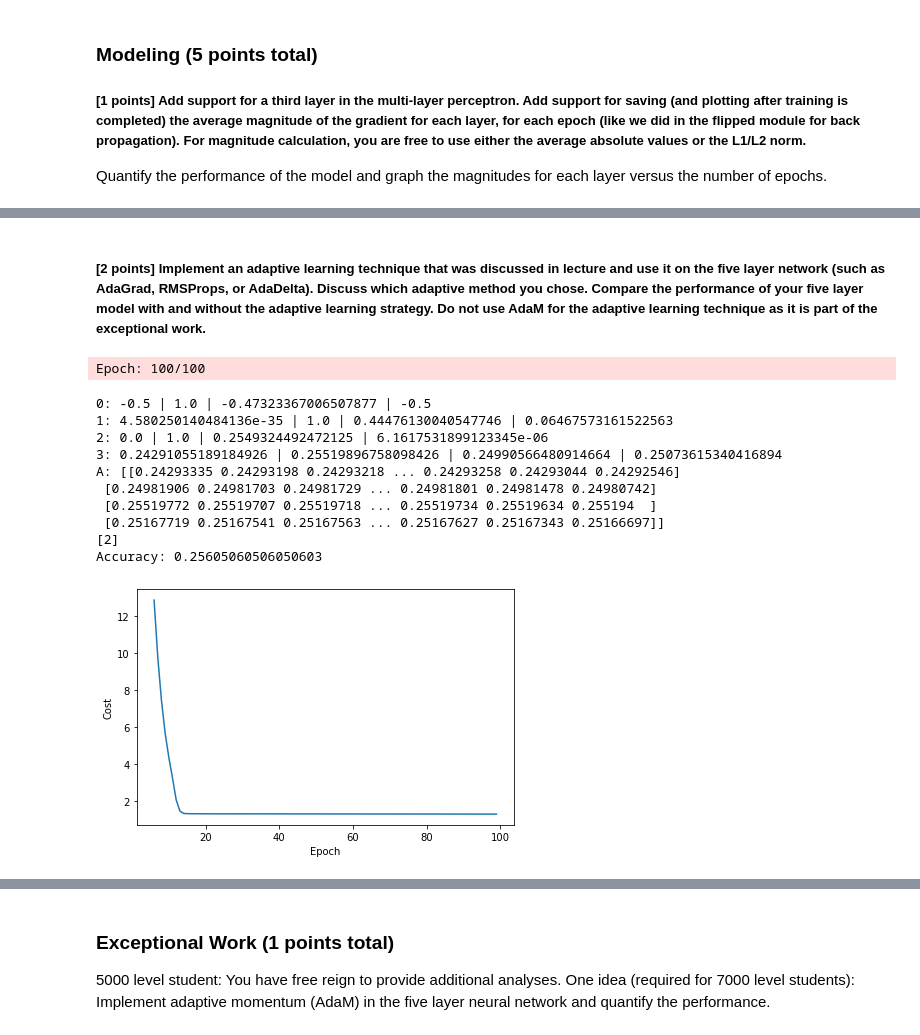
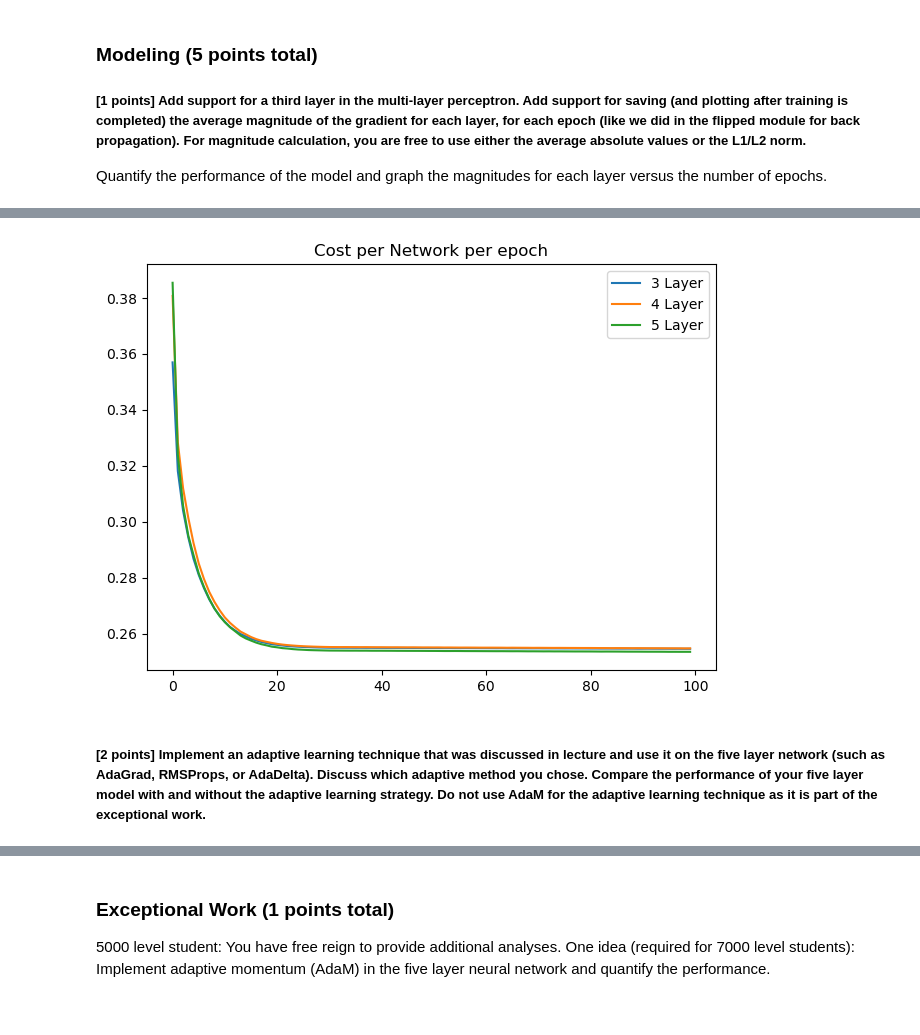
Before and after one commit to AlexShock66/LAB-4-MLP, a Jupyter notebook: MLP_Beaned.ipynb, the cells around one changed output, grey strips where cells are left out. Cells and saved outputs as stored; diff of their text form; code cells hidden in the pictures.

```diff
--- a/MLP_Beaned.ipynb
+++ b/MLP_Beaned.ipynb
@@ -974,51 +953,20 @@ class MiltiLayerNetwork(object):
+# %%
+#Graph the gradient values as a function of the epochs
+
+cost_avgs = [np.mean(x) for x in nn_3_layer.cost_]
+plt.plot(cost_avgs,label='3 Layer')
+cost_avgs = [np.mean(x) for x in nn_4_layer.cost_]
+plt.plot(cost_avgs,label='4 Layer')
+cost_avgs = [np.mean(x) for x in nn_5_layer.cost_]
+plt.plot(cost_avgs,label='5 Layer')
+
+plt.title('Cost per Network per epoch')
+
+plt.legend()
+plt.tight_layout()
+plt.show()
+# # tmp = nn.grad_values_.reshape(2,2,2)
+# %% [output]
+[figure, added]
 # %% [markdown]
 ##### **[2 points]** Implement an adaptive learning technique that was discussed in lecture and use it on the five layer network (such as AdaGrad, RMSProps, or AdaDelta). Discuss which adaptive method you chose. Compare the performance of your five layer model with and without the adaptive learning strategy. Do not use AdaM for the adaptive learning technique as it is part of the exceptional work.
-# %%
-#Testing Using Dataset from Dr. Larson Example
-
-from sklearn.datasets import load_digits
-
-
-
-params = dict(
-              C=0.1,
-              epochs=100,
-              eta=0.05,
-              alpha=0.1,
-              decrease_const=0.1,
-              minibatches=50,
-              shuffle=True,
-              random_state=4)
-
-
-nn = MiltiLayerNetwork(hidden_layers=[100,50],verbose=False,**params)
-
-
-
-nn.fit(X_train, y_train, print_progress=25)
-yhat = nn.predict(X_test)
-
-print(np.unique(yhat))
-print('Accuracy:',accuracy_score(y_test,yhat))
-
-
-cost_avgs = [np.mean(x) for x in nn.cost_]
-
-plt.plot(range(len(cost_avgs)),cost_avgs)
-plt.ylabel("Cost")
-plt.xlabel("Epoch")
-plt.tight_layout()
-plt.show()
-# %% [output]
-Epoch: 100/100
-0: -0.5 | 1.0 | -0.47323367006507877 | -0.5
-1: 4.580250140484136e-35 | 1.0 | 0.44476130040547746 | 0.06467573161522563
-2: 0.0 | 1.0 | 0.2549324492472125 | 6.1617531899123345e-06
-3: 0.24291055189184926 | 0.25519896758098426 | 0.24990566480914664 | 0.25073615340416894
-A: [[0.24293335 0.24293198 0.24293218 ... 0.24293258 0.24293044 0.24292546]
- [0.24981906 0.24981703 0.24981729 ... 0.24981801 0.24981478 0.24980742]
- [0.25519772 0.25519707 0.25519718 ... 0.25519734 0.25519634 0.255194  ]
- [0.25167719 0.25167541 0.25167563 ... 0.25167627 0.25167343 0.25166697]]
-[2]
-Accuracy: 0.25605060506050603
-[figure, removed]
```
Also changed, not shown: parts of 58 cells of this notebook.
